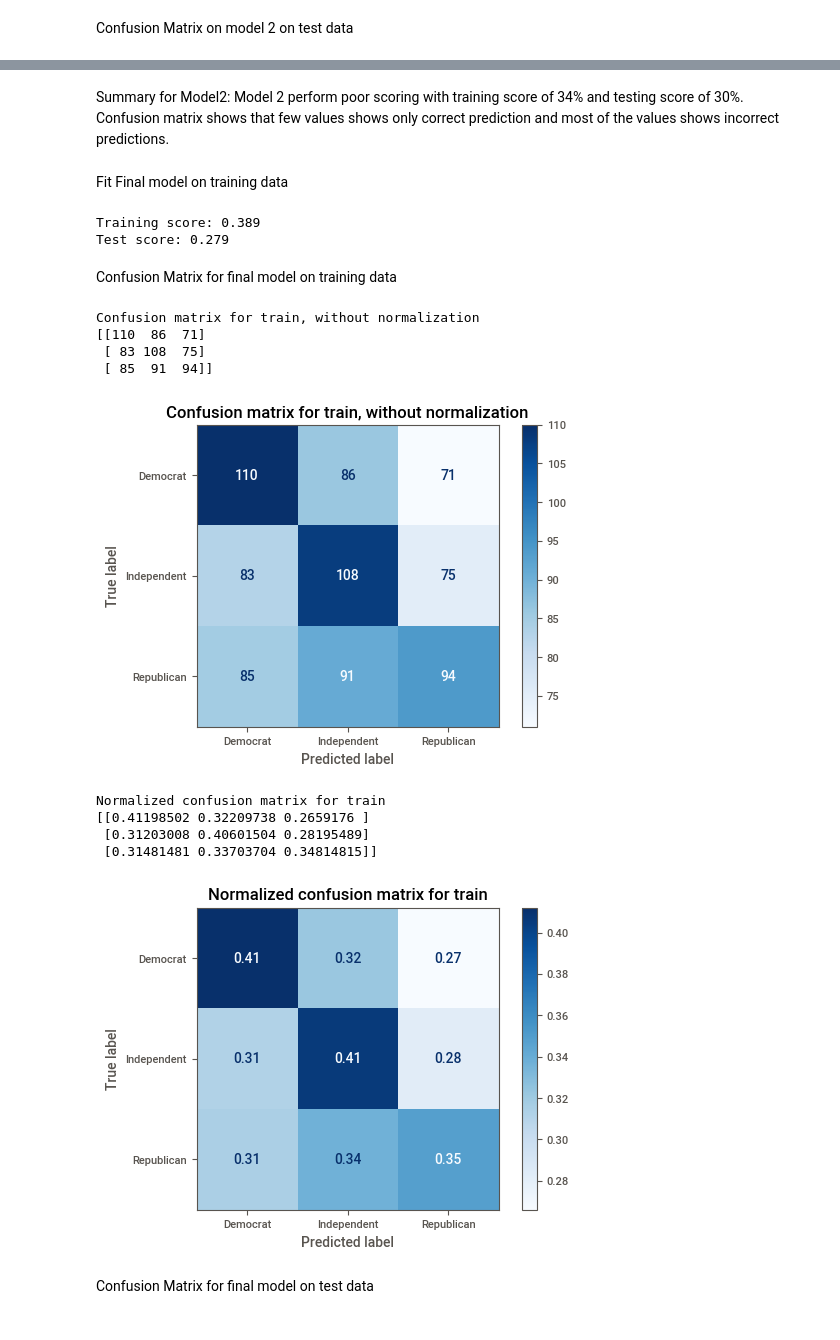
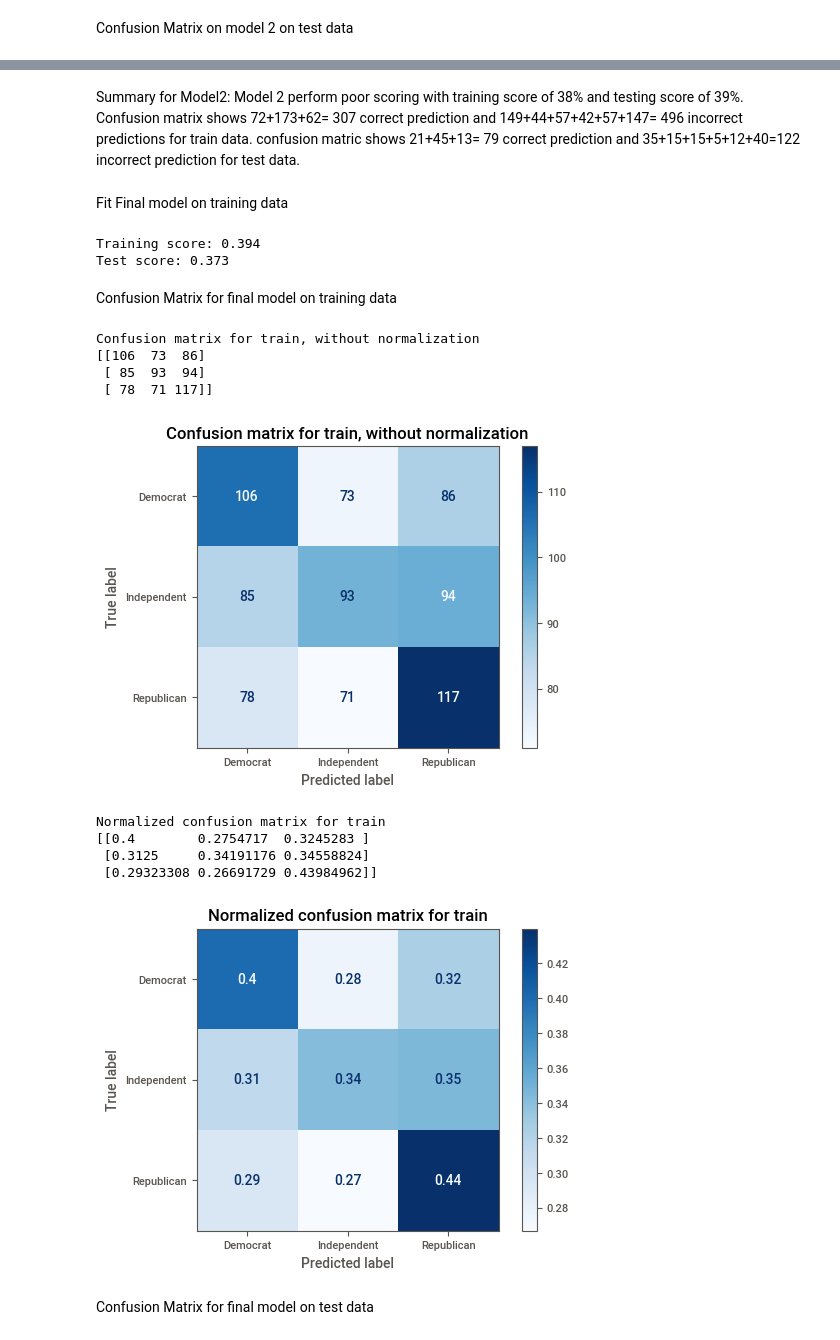
Before and after one commit to sugandharast/HW1_Rastogi, a Jupyter notebook: HW1-Rastogi.ipynb, the cells around one changed output, grey strips where cells are left out. Drawn from its saved outputs; the diff is of its cells as text; code cells hidden in the pictures.

```diff
--- a/HW1-Rastogi.ipynb
+++ b/HW1-Rastogi.ipynb
@@ -420,9 +432,9 @@ Confusion Matrix for model 2 on training data
 # %%
 titles_options = [("Confusion matrix for train, without normalization", None),
                 ("Normalized confusion matrix for train", 'true')]
-class_names = clf_model_l1.classes_
+class_names = clf_LR_Model2.classes_
 for title, normalize in titles_options:
-    disp = plot_confusion_matrix(clf_model_l1, X_train, y_train,
+    disp = plot_confusion_matrix(clf_LR_Model2, X_train, y_train,
                                 display_labels=class_names,
                                 cmap=plt.cm.Blues,
                                 normalize=normalize)
@@ -447,9 +459,9 @@ Confusion Matrix on model 2 on test data
 # %%
 titles_options = [("Confusion matrix for test, without normalization", None),
                 ("Normalized confusion matrix for test", 'true')]
-class_names = clf_model_l1.classes_
+class_names = clf_LR_Model2.classes_
 for title, normalize in titles_options:
-    disp = plot_confusion_matrix(clf_model_l1, X_test, y_test,
+    disp = plot_confusion_matrix(clf_LR_Model2, X_test, y_test,
                                 display_labels=class_names,
                                 cmap=plt.cm.Blues,
                                 normalize=normalize)
@@ -472,46 +484,46 @@ Normalized confusion matrix for test
 # %% [markdown]
-Summary for Model2: Model 2 perform poor scoring with training score of 34% and testing score of 30%. Confusion matrix shows that few values shows only correct prediction and most of the values shows incorrect predictions.
+Summary for Model2: Model 2 perform poor scoring with training score of 38% and testing score of 39%. Confusion matrix shows 72+173+62= 307 correct prediction and 149+44+57+42+57+147= 496 incorrect predictions for train data. confusion matric shows 21+45+13= 79 correct prediction and 35+15+15+5+12+40=122 incorrect prediction for test data.
 # %% [markdown]
 Fit Final model  on training data
 # %%
 clf_model_Final = LogisticRegression(penalty = 'l2', C = 10, solver = 'saga', max_iter =500)
 # %%
-#clf_LR_Final = Pipeline(steps=[('preprocessor', preprocessor),
-                     #('classifier', clf_model_Final)])
+clf_LR_Final = Pipeline(steps=[('preprocessor', preprocessor),
+                     ('classifier', clf_model_Final)])
 # %%
-clf_model_Final.fit(X_train, y_train)
-print("Training score: %.3f" % clf_model_Final.score(X_train, y_train))
-print("Test score: %.3f" % clf_model_Final.score(X_test, y_test))
+clf_LR_Final.fit(X_train, y_train)
+print("Training score: %.3f" % clf_LR_Final.score(X_train, y_train))
+print("Test score: %.3f" % clf_LR_Final.score(X_test, y_test))
 # %% [output]
-Training score: 0.389
-Test score: 0.279
+Training score: 0.394
+Test score: 0.373
 # %% [markdown]
 Confusion Matrix for final model on training data
 # %%
 titles_options = [("Confusion matrix for train, without normalization", None),
                 ("Normalized confusion matrix for train", 'true')]
-class_names = clf_model_Final.classes_
+class_names = clf_LR_Final.classes_
 for title, normalize in titles_options:
-    disp = plot_confusion_matrix(clf_model_Final, X_train, y_train,
+    disp = plot_confusion_matrix(clf_LR_Final, X_train, y_train,
                                 display_labels=class_names,
                                 cmap=plt.cm.Blues,
                                 normalize=normalize)
     disp.ax_.set_title(title)
 
     print(title)
     print(disp.confusion_matrix)
     plt.show()
 # %% [output]
 Confusion matrix for train, without normalization
-[[110  86  71]
- [ 83 108  75]
- [ 85  91  94]]
+[[106  73  86]
+ [ 85  93  94]
+ [ 78  71 117]]
-[figure, old version]
+[figure, new version]
 Normalized confusion matrix for train
-[[0.41198502 0.32209738 0.2659176 ]
- [0.31203008 0.40601504 0.28195489]
- [0.31481481 0.33703704 0.34814815]]
+[[0.4        0.2754717  0.3245283 ]
+ [0.3125     0.34191176 0.34558824]
+ [0.29323308 0.26691729 0.43984962]]
-[figure, old version]
+[figure, new version]
 # %% [markdown]
 Confusion Matrix for final model on test data
 # %%
```
Also changed, not shown: parts of 52 cells of this notebook.
